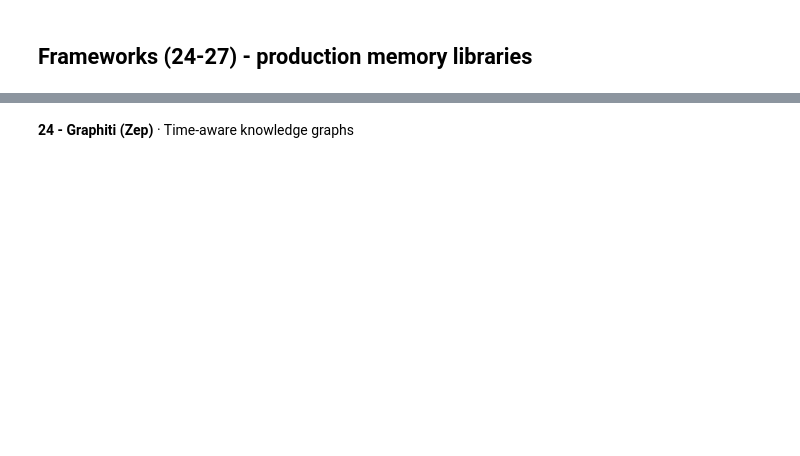
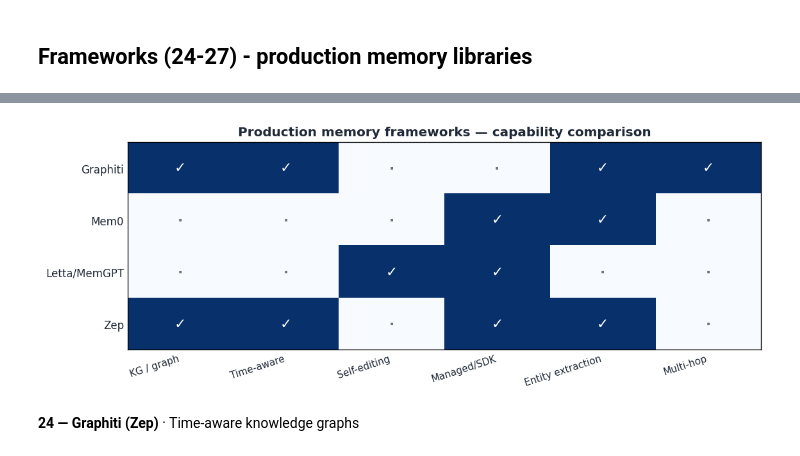
Before and after one commit to syaikhipin/kdd26-memdiag, a Jupyter notebook: tutorial/phase1_memory_architectures/05_frameworks.ipynb, the cells around one changed output, grey strips where cells are left out. Cells and saved outputs as stored; diff of their text form; code cells hidden in the pictures; blank space fills up the shorter version.

```diff
--- a/tutorial/phase1_memory_architectures/05_frameworks.ipynb
+++ b/tutorial/phase1_memory_architectures/05_frameworks.ipynb
@@ -75,2 +204,16 @@ print("setup OK | turns =", len(TURNS))
+# %%
+fig,ax=plt.subplots(figsize=(9.6,3.7),dpi=120)
+ax.imshow(MATRIX,cmap='Blues',aspect='auto',vmin=0,vmax=1)
+ax.set_xticks(range(len(CAPS))); ax.set_xticklabels(CAPS,rotation=18,ha='right',fontsize=9,color=PRIMARY)
+ax.set_yticks(range(len(FRAMEWORKS))); ax.set_yticklabels(FRAMEWORKS,fontsize=10,color=PRIMARY)
+for i in range(len(FRAMEWORKS)):
+    for j in range(len(CAPS)):
+        ax.text(j,i,'✓' if MATRIX[i,j] else '·',ha='center',va='center',
+                color='white' if MATRIX[i,j] else MUTED,fontsize=13,weight='bold')
+ax.set_title('Production memory frameworks — capability comparison',color=PRIMARY,weight='bold')
+ax.tick_params(length=0)
+fig.tight_layout(); plt.show()
+# %% [output]
+[figure, added]
 # %% [markdown]
-**24 - Graphiti (Zep)** · Time-aware knowledge graphs
+**24 — Graphiti (Zep)** · Time-aware knowledge graphs
```
Also changed, not shown: parts of 19 cells of this notebook, 41 other files.
